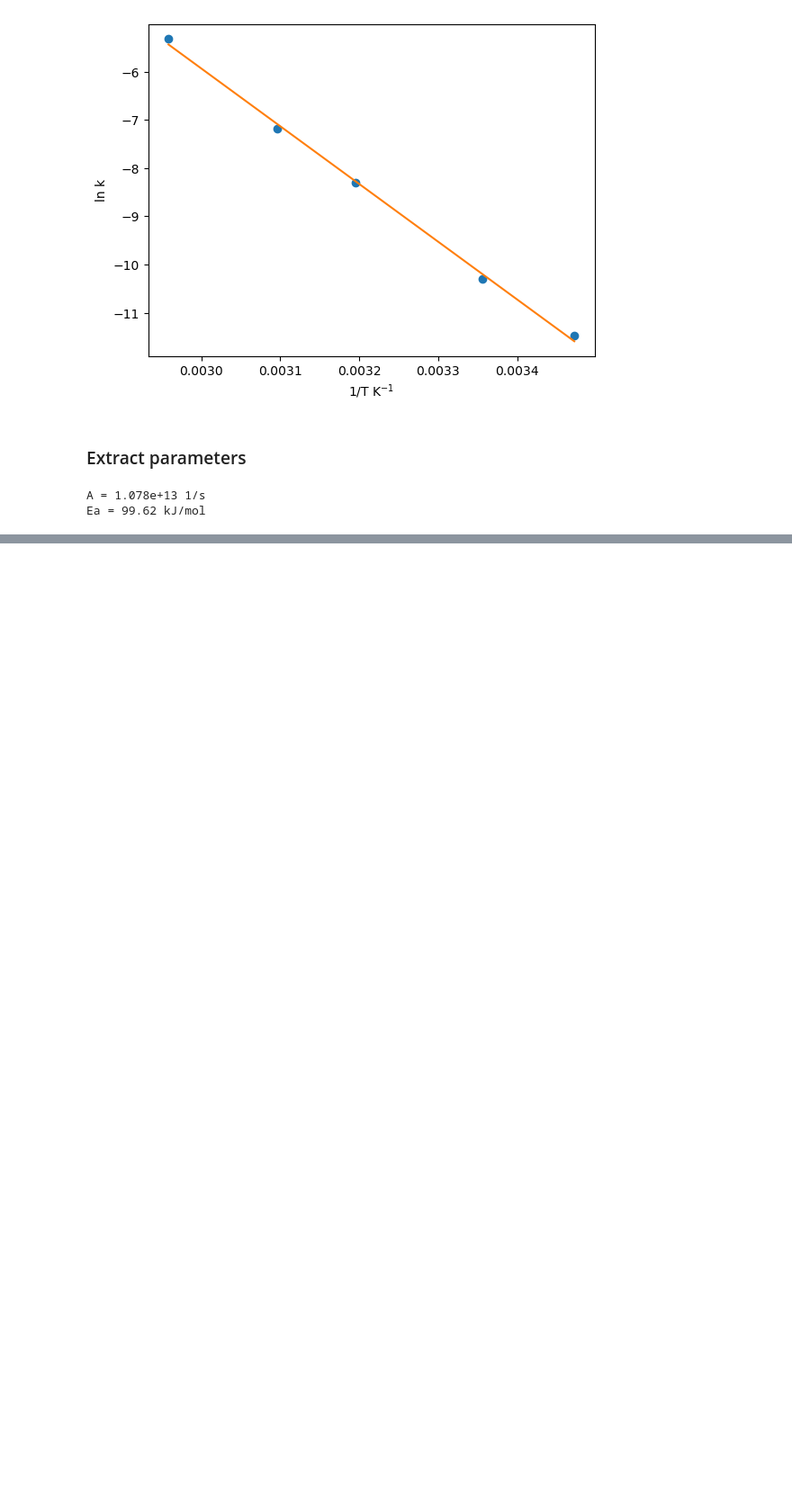
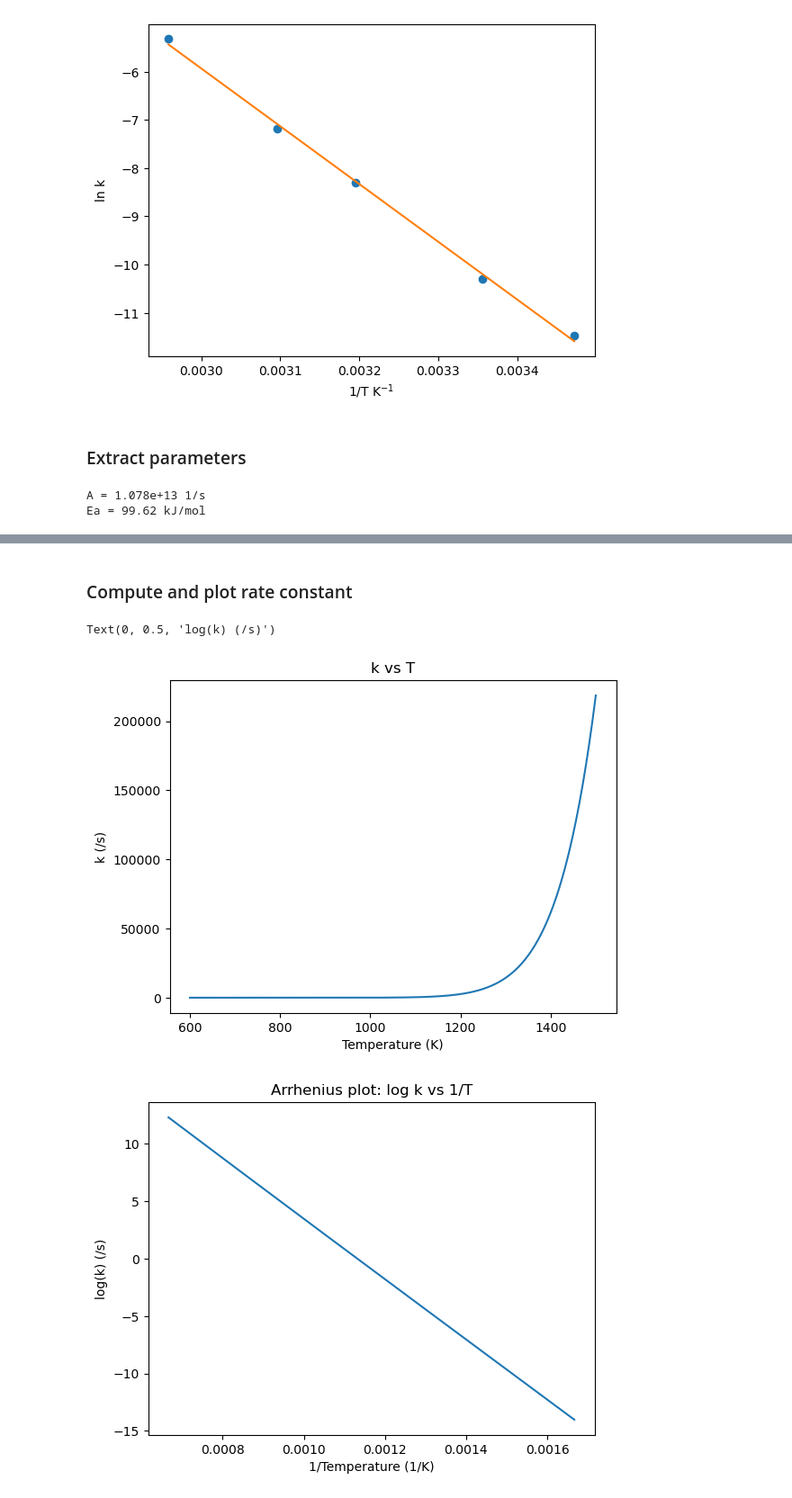
Before and after one commit to wmfschneider/CBE60546, a Jupyter notebook: Resources/Examples.ipynb, the cells around one changed output, grey strips where cells are left out. Shown: that part at 90% size. Saved outputs shown, nothing was run; the diff lists cells and outputs as text; code cells hidden in the pictures; blank space fills up the shorter version.

```diff
--- a/Resources/Examples.ipynb
+++ b/Resources/Examples.ipynb
@@ -283,0 +441,20 @@ Ea = 99.62 kJ/mol
+# %% [markdown]
+### Compute and plot rate constant
+# %%
+k = A * np.exp(-Ea0/(kB*T))
+
+plt.figure()
+plt.plot(T,k)
+plt.xlabel("Temperature (K)")
+plt.title("k vs T")
+plt.ylabel("k (/s)")
+
+plt.figure()
+plt.plot(1/T,np.log(k))
+plt.xlabel("1/Temperature (1/K)")
+plt.title("Arrhenius plot: log k vs 1/T")
+plt.ylabel("log(k) (/s)")
+# %% [output]
+Text(0, 0.5, 'log(k) (/s)')
+[figure, added]
+[figure, added]
```
Also changed, not shown: parts of 17 cells of this notebook, 39 other files.
